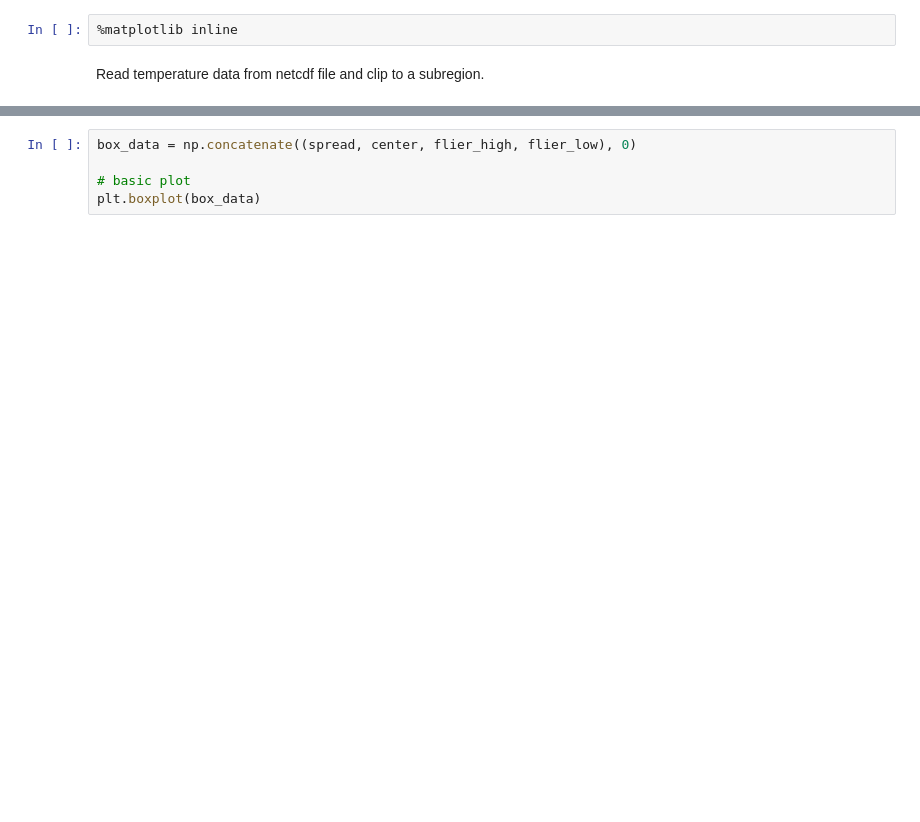
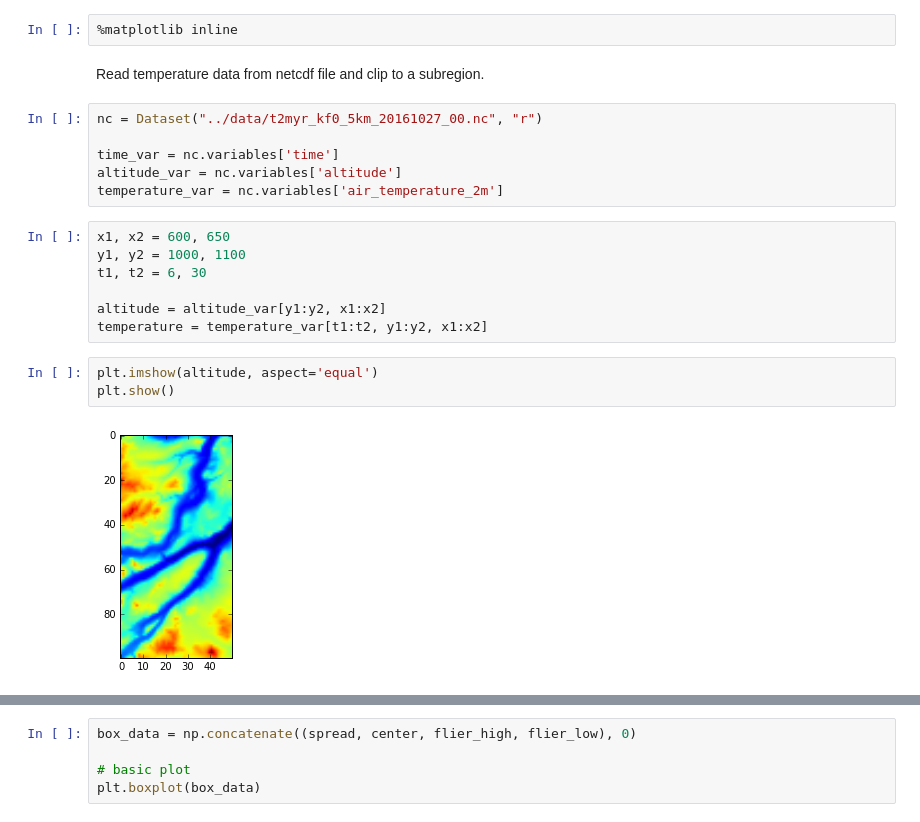
Before and after one commit to kmunve/APS, a Jupyter notebook: aps/notebooks/regional_temperature_distribution.ipynb, the cells around one changed output, grey strips where cells are left out. Saved outputs shown, nothing was run; the diff lists cells and outputs as text; blank space fills up the shorter version.

```diff
--- a/aps/notebooks/regional_temperature_distribution.ipynb
+++ b/aps/notebooks/regional_temperature_distribution.ipynb
@@ -17,3 +17,21 @@ from aps_io.get_arome import nc_info, nc_load
 %matplotlib inline
 # %% [markdown]
 Read temperature data from netcdf file and clip to a subregion.
+# %%
+nc = Dataset("../data/t2myr_kf0_5km_20161027_00.nc", "r")
+
+time_var = nc.variables['time']
+altitude_var = nc.variables['altitude']
+temperature_var = nc.variables['air_temperature_2m']
+# %%
+x1, x2 = 600, 650
+y1, y2 = 1000, 1100
+t1, t2 = 6, 30
+
+altitude = altitude_var[y1:y2, x1:x2]
+temperature = temperature_var[t1:t2, y1:y2, x1:x2]
+# %%
+plt.imshow(altitude, aspect='equal')
+plt.show()
+# %% [output]
+[figure, added]
```
Also changed, not shown: parts of 6 cells of this notebook, 1 other file.
